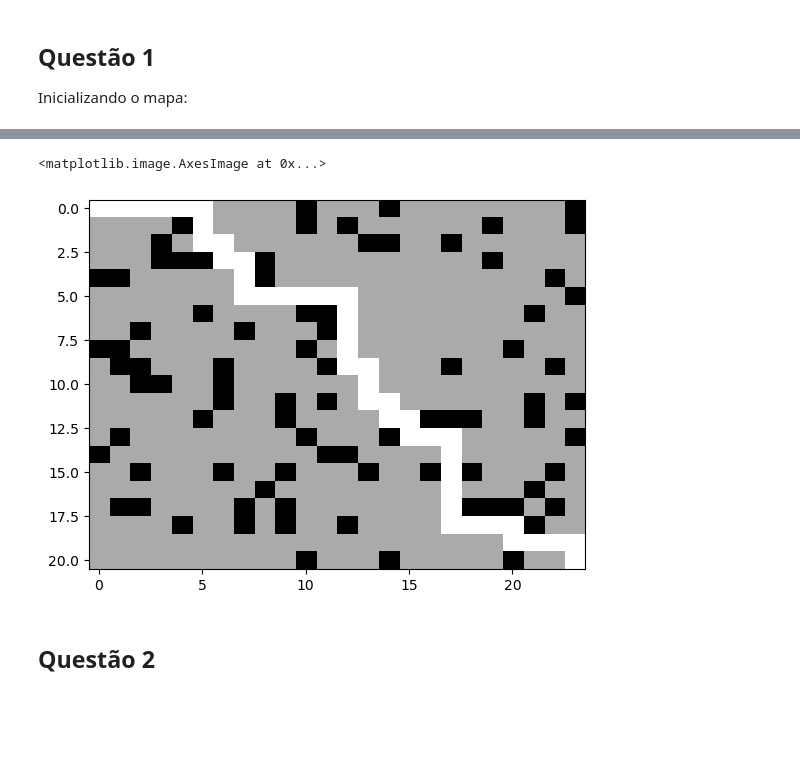
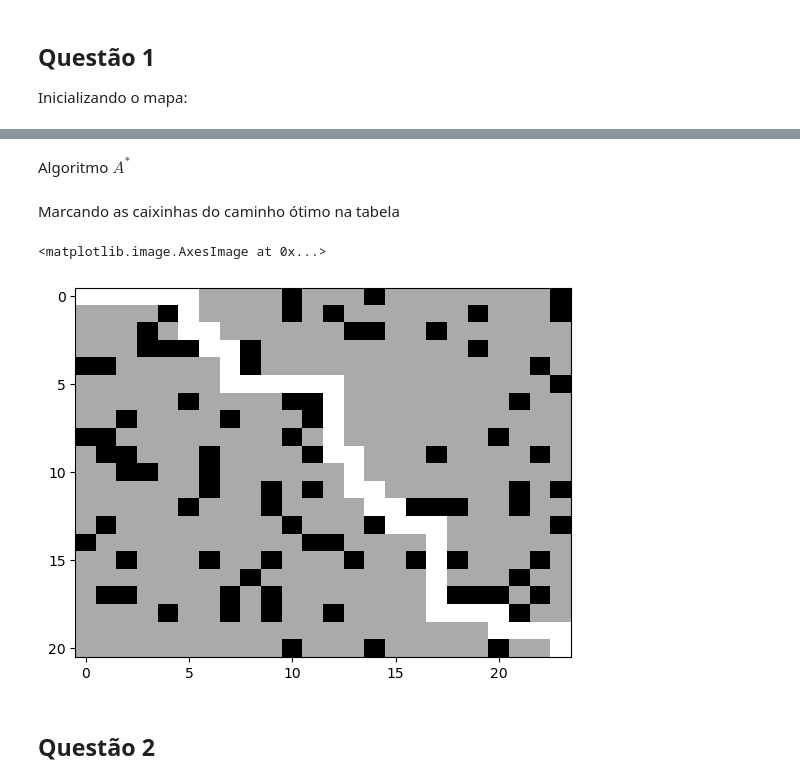
Before and after one commit to gbrlbrbs/CMC15_Lab1, a Jupyter notebook: cmc15_lab1.ipynb, the cells around one changed output, grey strips where cells are left out. Cells and saved outputs as stored; diff of their text form; code cells hidden in the pictures; blank space fills up the shorter version.

Commit message:
add markdown comments and plot in question 3

```diff
--- a/cmc15_lab1.ipynb
+++ b/cmc15_lab1.ipynb
@@ -106,6 +114,8 @@ def reconstruct_path(end_node: Node):
         reversed_path.append(node.get_position())
         node = node.parent
     return reversed_path[::-1]
+# %% [markdown]
+Algoritmo $A^*$
 # %%
 def a_star(start_position: Tuple[int, int], end_position: Tuple[int, int], node_grid: np.ndarray):
     node: Node = node_grid[start_position]
@@ -135,17 +145,20 @@ def a_star(start_position: Tuple[int, int], end_position: Tuple[int, int], node_
     return reconstruct_path(end_node), end_node.g
 # %%
 path, g = a_star((0, 0), (20, 23), node_grid)
+# %% [markdown]
+Marcando as caixinhas do caminho ótimo na tabela
 # %%
 for tup in path:
     table[tup] += 1
 # %%
 fig = plt.figure()
 ax = fig.add_subplot(111)
 
+ax.set_yticks([0, 5, 10, 15, 20])
 ax.imshow(table, aspect='auto', cmap=plt.cm.gray, interpolation='nearest')
 # %% [output]
 <matplotlib.image.AxesImage at 0x...>
-[figure, old version]
+[figure, new version]
 # %% [markdown]
 ## Questão 2
 # %% [markdown]
```
Also changed, not shown: parts of 19 cells of this notebook.
